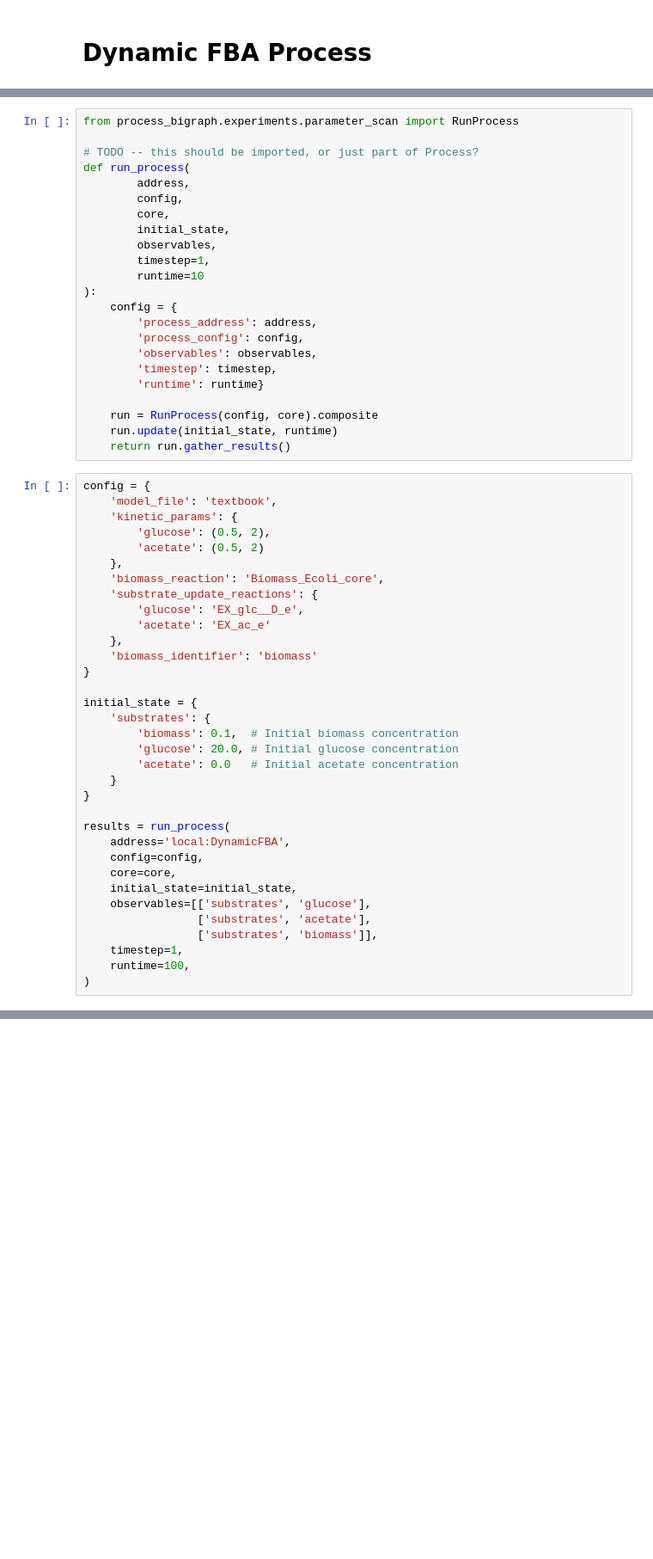
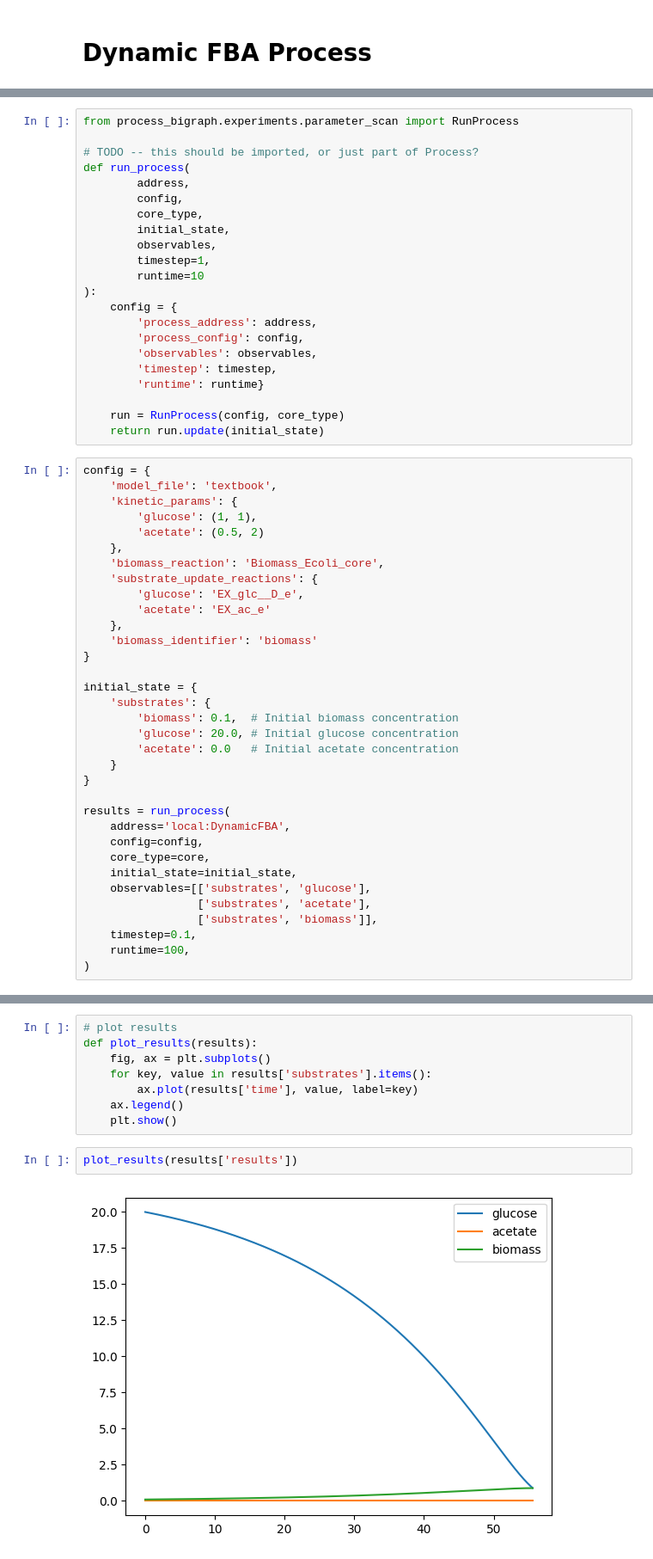
Before and after one commit to vivarium-collective/process-bigraph, a Jupyter notebook: notebooks/comets.ipynb, the cells around one changed output, grey strips where cells are left out. Shown at 86% size. Saved outputs shown, nothing was run; the diff lists cells and outputs as text; blank space fills up the shorter version.

Commit message:
pass core to composite in run_process

```diff
--- a/notebooks/comets.ipynb
+++ b/notebooks/comets.ipynb
@@ -86,7 +114,7 @@ from process_bigraph.experiments.parameter_scan import RunProcess
 def run_process(
         address,
         config,
-        core,
+        core_type,
         initial_state,
         observables,
         timestep=1,
@@ -99,14 +127,13 @@ def run_process(
         'timestep': timestep,
         'runtime': runtime}
 
-    run = RunProcess(config, core).composite
-    run.update(initial_state, runtime)
-    return run.gather_results()
+    run = RunProcess(config, core_type)
+    return run.update(initial_state)
 # %%
 config = {
     'model_file': 'textbook',
     'kinetic_params': {
-        'glucose': (0.5, 2),
+        'glucose': (1, 1),
         'acetate': (0.5, 2)
     },
     'biomass_reaction': 'Biomass_Ecoli_core',
@@ -128,12 +155,12 @@ initial_state = {
 results = run_process(
     address='local:DynamicFBA',
     config=config,
-    core=core,
+    core_type=core,
     initial_state=initial_state,
     observables=[['substrates', 'glucose'],
                  ['substrates', 'acetate'],
                  ['substrates', 'biomass']],
-    timestep=1,
+    timestep=0.1,
     runtime=100,
 )
 # %% [output]
@@ -162 +188,13 @@ results
+# %%
+# plot results
+def plot_results(results):
+    fig, ax = plt.subplots()
+    for key, value in results['substrates'].items():
+        ax.plot(results['time'], value, label=key)
+    ax.legend()
+    plt.show()
+# %%
+plot_results(results['results'])
+# %% [output]
+[figure, added]
 # %%
```
Also changed, not shown: parts of 8 cells of this notebook, 1 other file.
